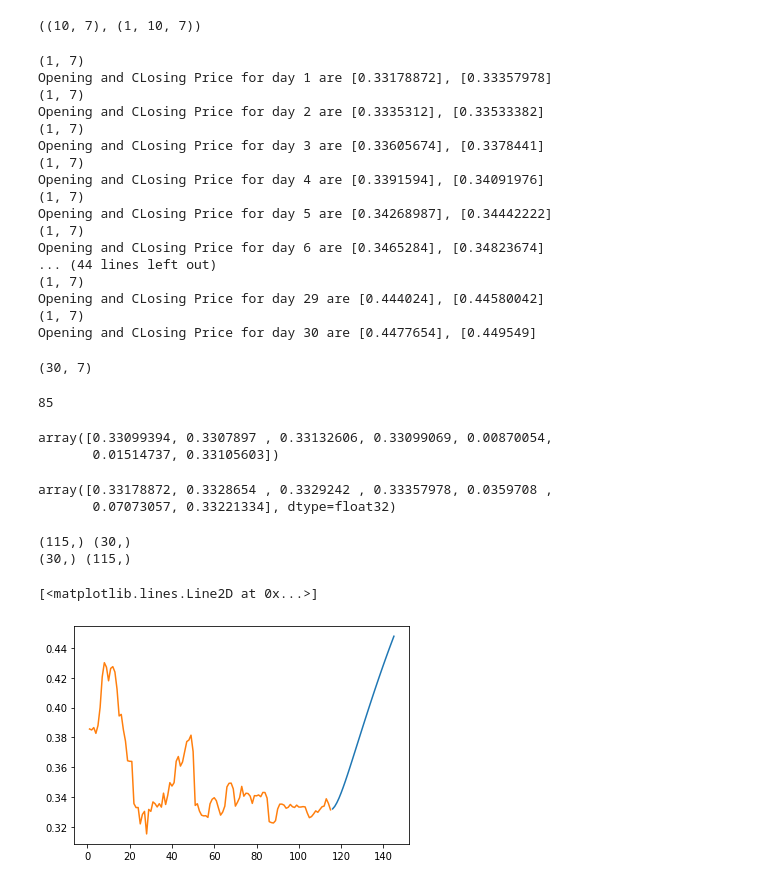
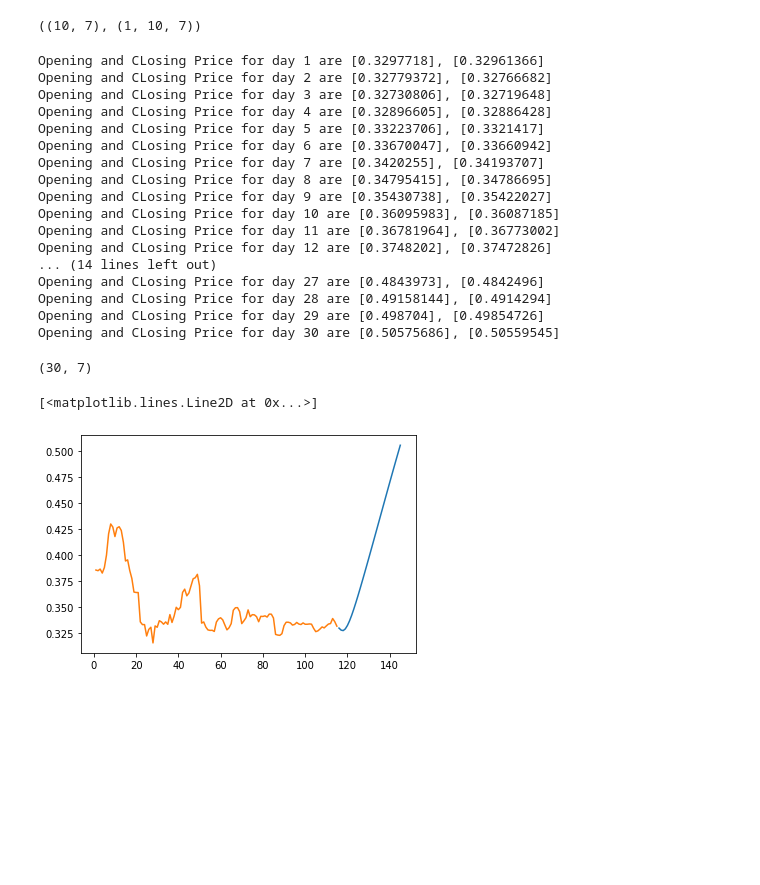
Before and after one commit to apekshapriya/Bitcoin-Price-Prediction, a Jupyter notebook: BTC_prediction.ipynb, the cells around one changed output. Saved outputs shown, nothing was run; the diff lists cells and outputs as text; code cells hidden in the pictures; blank space fills up the shorter version.

Commit message:
adding the code for forecast for future 30 days

```diff
--- a/BTC_prediction.ipynb
+++ b/BTC_prediction.ipynb
@@ -217,8 +211,8 @@ from keras.layers import Dropout
 
 # model
 model = Sequential()
-model.add(LSTM(50, input_shape = (train_x.shape[1], train_x.shape[2])))
-model.add(Dropout(0.1))
+model.add(LSTM(100, input_shape = (train_x.shape[1], train_x.shape[2])))
+model.add(Dropout(0.4))
 model.add(Dense(train_y.shape[1]))
 model.compile(loss= "mean_squared_error", optimizer = "adam")
 history = model.fit(train_x, train_y, epochs=50, batch_size=10)
@@ -282,7 +274,7 @@ temp_input.shape,x_input.shape
 # %% [output]
 ((10, 7), (1, 10, 7))
 # %%
-# demonstrate prediction for next 10 days
+# demonstrate prediction for next 30 days
 from numpy import array
 
 lst_output=[]
@@ -301,27 +293,24 @@ while(i<30):
         i=i+1
 
         print("Opening and CLosing Price for day {} are {}, {}".format(i, yhat[:, 0], yhat[:, 3]))
-
-
-# print(lst_output)
 # %% [output]
-(1, 7)
-Opening and CLosing Price for day 1 are [0.33178872], [0.33357978]
-(1, 7)
-Opening and CLosing Price for day 2 are [0.3335312], [0.33533382]
-(1, 7)
-Opening and CLosing Price for day 3 are [0.33605674], [0.3378441]
-(1, 7)
-Opening and CLosing Price for day 4 are [0.3391594], [0.34091976]
-(1, 7)
-Opening and CLosing Price for day 5 are [0.34268987], [0.34442222]
-(1, 7)
-Opening and CLosing Price for day 6 are [0.3465284], [0.34823674]
-... (44 lines left out)
-(1, 7)
-Opening and CLosing Price for day 29 are [0.444024], [0.44580042]
-(1, 7)
-Opening and CLosing Price for day 30 are [0.4477654], [0.449549]
+Opening and CLosing Price for day 1 are [0.3297718], [0.32961366]
+Opening and CLosing Price for day 2 are [0.32779372], [0.32766682]
+Opening and CLosing Price for day 3 are [0.32730806], [0.32719648]
+Opening and CLosing Price for day 4 are [0.32896605], [0.32886428]
+Opening and CLosing Price for day 5 are [0.33223706], [0.3321417]
+Opening and CLosing Price for day 6 are [0.33670047], [0.33660942]
+Opening and CLosing Price for day 7 are [0.3420255], [0.34193707]
+Opening and CLosing Price for day 8 are [0.34795415], [0.34786695]
+Opening and CLosing Price for day 9 are [0.35430738], [0.35422027]
+Opening and CLosing Price for day 10 are [0.36095983], [0.36087185]
+Opening and CLosing Price for day 11 are [0.36781964], [0.36773002]
+Opening and CLosing Price for day 12 are [0.3748202], [0.37472826]
+... (14 lines left out)
+Opening and CLosing Price for day 27 are [0.4843973], [0.4842496]
+Opening and CLosing Price for day 28 are [0.49158144], [0.4914294]
+Opening and CLosing Price for day 29 are [0.498704], [0.49854726]
+Opening and CLosing Price for day 30 are [0.50575686], [0.50559545]
 # %%
 day_new=np.arange(1,10)
 day_pred=np.arange(10,40)
@@ -330,30 +319,13 @@ lst_output = np.array(lst_output)
 print(lst_output.shape)
 # %% [output]
 (30, 7)
-# %%
-115-30
-# %% [output]
-85
-# %%
-test_y[115]
-# %% [output]
-array([0.33099394, 0.3307897 , 0.33132606, 0.33099069, 0.00870054,
-       0.01514737, 0.33105603])
-# %%
-lst_output[0]
-# %% [output]
-array([0.33178872, 0.3328654 , 0.3329242 , 0.33357978, 0.0359708 ,
-       0.07073057, 0.33221334], dtype=float32)
 # %%
-day_new=np.arange(1,116)
-day_pred=np.arange(116,146)
+day_prev=np.arange(1,116)  # test data
+day_pred=np.arange(116,146) # future 30 days
-# %% [output]
-(115,) (30,)
-(30,) (115,)
 # %%
 
 plt.plot(day_pred, lst_output[:30,6])
-plt.plot(day_new, test_y[:115,6])
+plt.plot(day_prev, test_y[:115,6])
 # %% [output]
 [<matplotlib.lines.Line2D at 0x...>]
-[figure, old version]
+[figure, new version]
```
Also changed, not shown: parts of 11 cells of this notebook.
